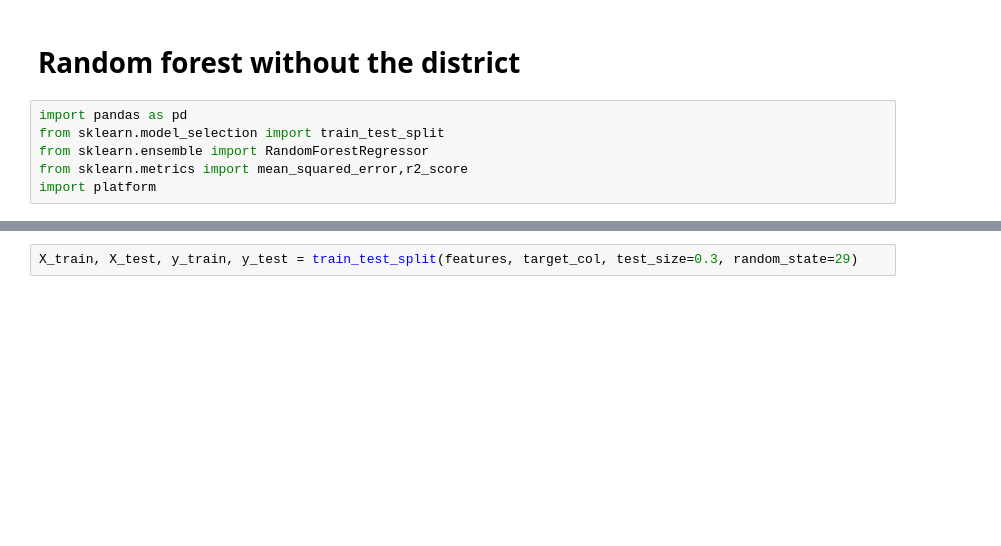
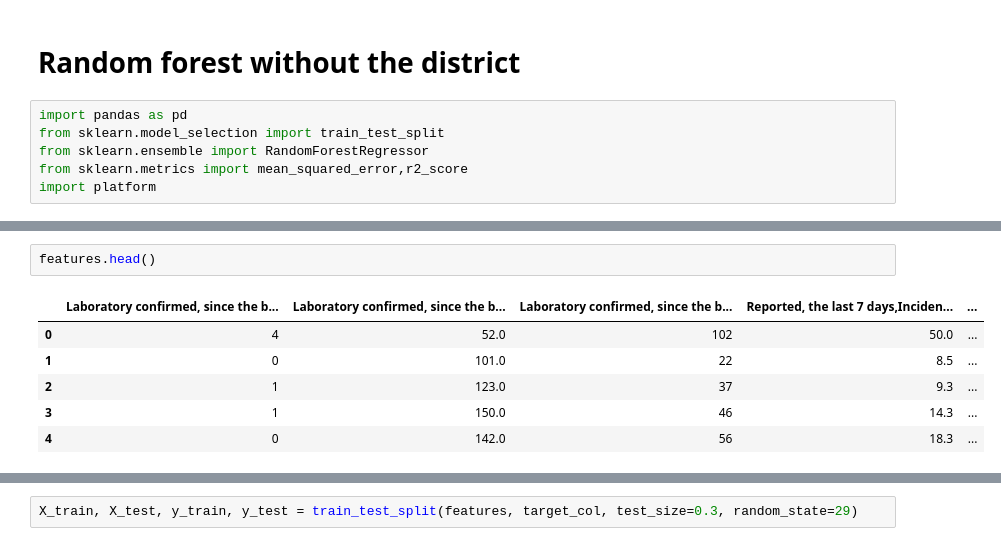
Before and after one commit to jahid-hasan-polash/Covid_AI_Research_Lab, a Jupyter notebook: Random_Forest.ipynb, the cells around one changed output, grey strips where cells are left out. Cells and saved outputs as stored; diff of their text form; blank space fills up the shorter version.

```diff
--- a/Random_Forest.ipynb
+++ b/Random_Forest.ipynb
@@ -20,0 +31,9 @@ target_col = data["Laboratory confirmed, since the beginning of the pandemic Hos
+# %%
+features.head()
+# %% [output]
+|  | Laboratory confirmed, since the b... | Laboratory confirmed, since the b... | Laboratory confirmed, since the b... | Reported, the last 7 days,Inciden... | ... |
+| 0 | 4 | 52.0 | 102 | 50.0 | ... |
+| 1 | 0 | 101.0 | 22 | 8.5 | ... |
+| 2 | 1 | 123.0 | 37 | 9.3 | ... |
+| 3 | 1 | 150.0 | 46 | 14.3 | ... |
+| 4 | 0 | 142.0 | 56 | 18.3 | ... |
```
Also changed, not shown: parts of 7 cells of this notebook, 6 other files.
